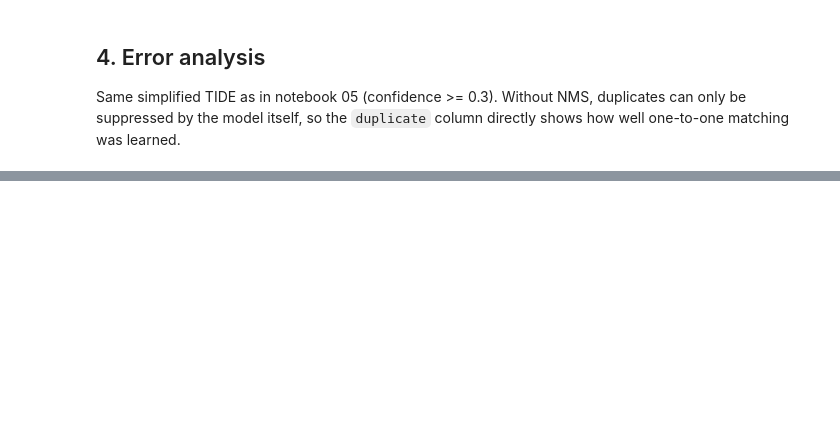
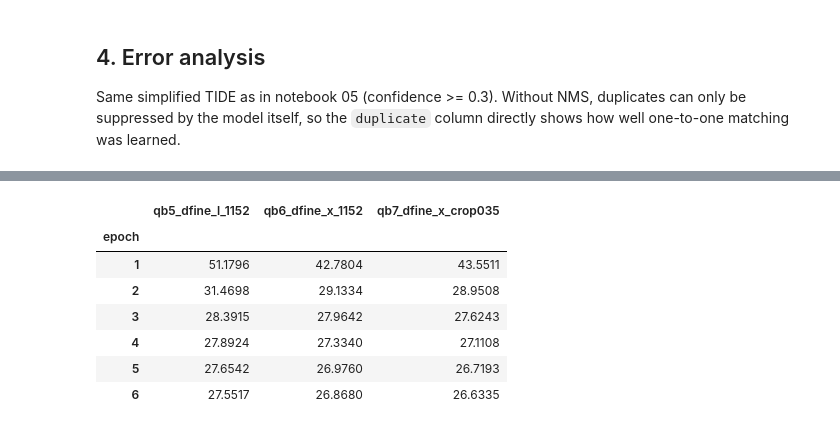
Before and after one commit to dasha-pn/cv-object-detection, a Jupyter notebook: notebooks/06-query-based.ipynb, the cells around one changed output, grey strips where cells are left out. Cells and saved outputs as stored; diff of their text form; code cells hidden in the pictures; blank space fills up the shorter version.

```diff
--- a/notebooks/06-query-based.ipynb
+++ b/notebooks/06-query-based.ipynb
@@ -238 +296,15 @@ reference: af1_imgsz1152
+# %%
+dfine_runs = {name: run for name, run in query_runs.items() if run["cfg"].get("arch") == "dfine"}
+losses = pd.DataFrame({name: pd.read_json(run["dir"] / "results.json").set_index("epoch")["loss"]
+                       for name, run in dfine_runs.items()})
+losses
+# %% [output]
+|  | qb5_dfine_l_1152 | qb6_dfine_x_1152 | qb7_dfine_x_crop035 |
+| epoch |  |  |  |
+| 1 | 51.1796 | 42.7804 | 43.5511 |
+| 2 | 31.4698 | 29.1334 | 28.9508 |
+| 3 | 28.3915 | 27.9642 | 27.6243 |
+| 4 | 27.8924 | 27.3340 | 27.1108 |
+| 5 | 27.6542 | 26.9760 | 26.7193 |
+| 6 | 27.5517 | 26.8680 | 26.6335 |
 # %% [markdown]
```
Also changed, not shown: parts of 11 cells of this notebook, 5 other files.
